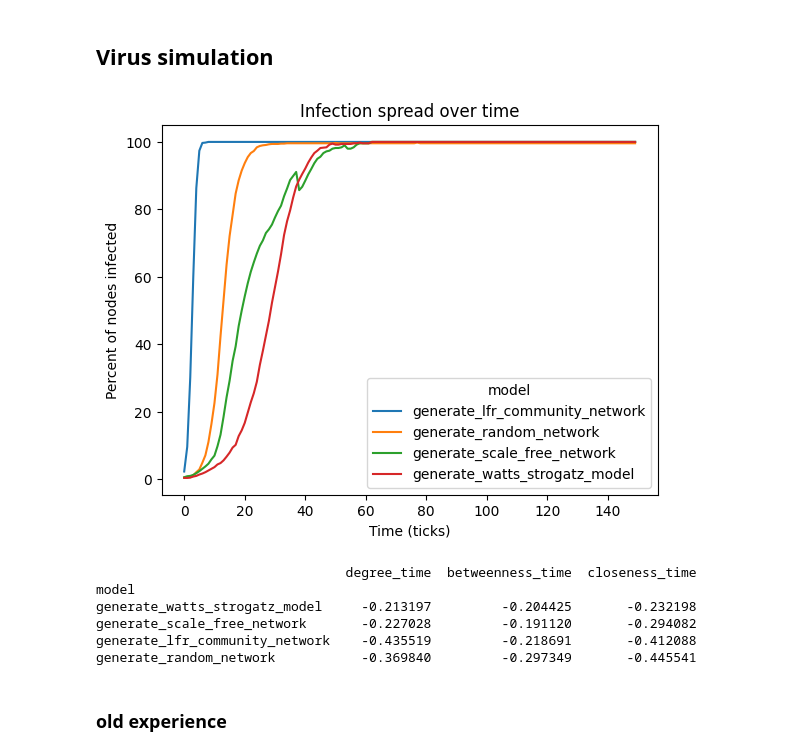
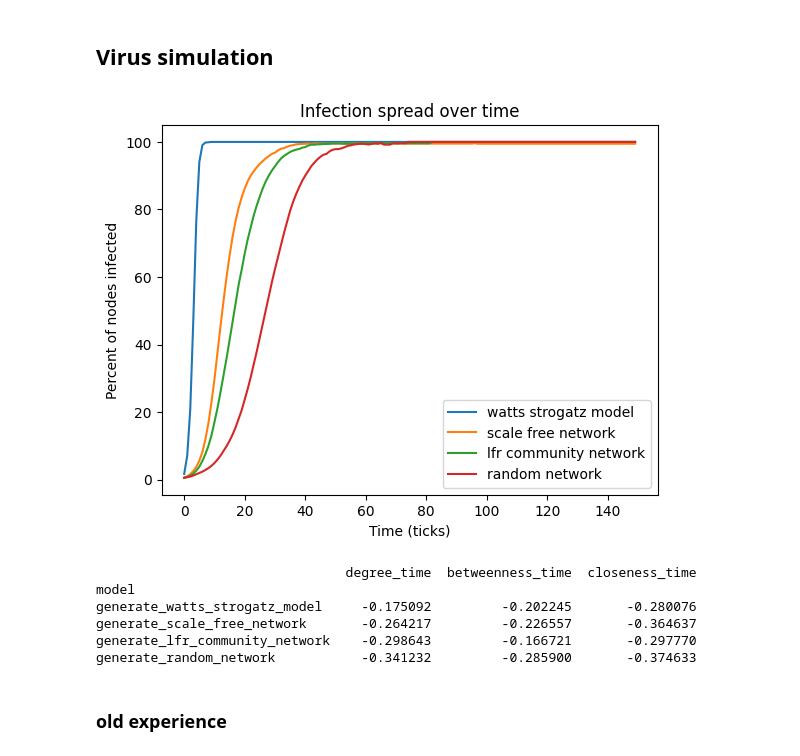
Before and after one commit to CopyKittyCode/sna_benchmarking, a Jupyter notebook: src/sna_benchmark.ipynb, the cells around one changed output. Saved outputs shown, nothing was run; the diff lists cells and outputs as text; code cells hidden in the pictures.

```diff
--- a/src/sna_benchmark.ipynb
+++ b/src/sna_benchmark.ipynb
@@ -50,10 +50,6 @@ plt.show()
 This type of network is characterized by a small number of highly connected nodes and many poorly connected nodes. A virus that targets one or more of the hubs in a scale-free network could spread quickly and have a significant impact on the network.
 
 We use Barabasi-Albert model for scale-free networks
-# %%
-# Parameters
-N = 250  # Number of nodes
-m = 2   # Number of edges to attach from a new node
 # %%
 # Generate scale-free network using Barabasi-Albert model
 def generate_scale_free_network(N = 250, m = 2):
@@ -80,14 +76,6 @@ plt.show()
 This type of network is characterized by multiple clusters of nodes that are more densely connected to each other than to nodes in other clusters. (E.g., social networks based on geographic location). A virus that spreads quickly through one or more of the tightly connected clusters could have a significant impact on those communities.
 
 We use Lancichinetti-Fortunato-Radicchi (LFR) model for community networks.
-# %%
-# Parameters
-N = 250 # Number of nodes
-tau1 = 2 # Power law exponent for the degree distribution
-tau2 = 1.1 # Power law exponent for the community size distribution
-mu = 0.1 # Fraction of intra-community edges incident to each node
-min_degree = 20 # Minimum degree of nodes
-max_degree = 50 # Maximum degree of nodes
 # %%
 # Generate LFR community network
 def generate_lfr_community_network(N=250, tau1=2, tau2=1.1, mu=0.1, min_degree=20, max_degree=50):
@@ -236,7 +224,7 @@ correlation = pd.DataFrame(columns=["model", "degree_time", "betweenness_time",
 correlation.set_index("model", inplace=True)
 
 for generator in generator_func:
-    experiments_track, degree_time, betweenness_time, closeness_time = benchmark_network_type(genrate_function=generator, n_simu=2, n_network=2, p_infection = 0.1)
+    experiments_track, degree_time, betweenness_time, closeness_time = benchmark_network_type(genrate_function=generator, n_simu=5, n_network=10, p_infection = 0.1)
     experiments_track["model"] = generator.__name__
     experiments_tracks = pd.concat([experiments_tracks, experiments_track], ignore_index=True)
     correlation.loc[generator.__name__] = [degree_time, betweenness_time, closeness_time]
@@ -245,30 +233,31 @@ experiments_tracks = experiments_tracks.drop(columns=["index"])
 # %%
 # add value for all ticks for each model (100% infected)
 
 max_clock = experiments_tracks["clock"].max()
 for generator in generator_func:
     for clock in range(max_clock, 0, -1):
         if clock not in experiments_tracks[experiments_tracks["model"] == generator.__name__]["clock"].values:
             new_row = pd.DataFrame([[clock, generator.__name__, 100]], columns=["clock", "model", "percent_infected"])
             experiments_tracks = pd.concat([experiments_tracks, new_row], ignore_index=True)
         else :
             break
 
 experiments_tracks.reset_index().pivot(index="clock", columns="model", values="percent_infected").plot()
+plt.legend([name[9:].replace("_", " ") for name in experiments_tracks["model"].unique()])
 plt.title("Infection spread over time")
 plt.ylabel("Percent of nodes infected")
 plt.xlabel("Time (ticks)")
 plt.show()
 
 print(correlation)
 # %% [output]
-[figure, old version]
+[figure, new version]
                                 degree_time  betweenness_time  closeness_time
 model
-generate_watts_strogatz_model     -0.213197         -0.204425       -0.232198
-generate_scale_free_network       -0.227028         -0.191120       -0.294082
-generate_lfr_community_network    -0.435519         -0.218691       -0.412088
-generate_random_network           -0.369840         -0.297349       -0.445541
+generate_watts_strogatz_model     -0.175092         -0.202245       -0.280076
+generate_scale_free_network       -0.264217         -0.226557       -0.364637
+generate_lfr_community_network    -0.298643         -0.166721       -0.297770
+generate_random_network           -0.341232         -0.285900       -0.374633
 # %% [markdown]
 ### old experience
 # %%
```
Also changed, not shown: parts of 2 cells of this notebook.
